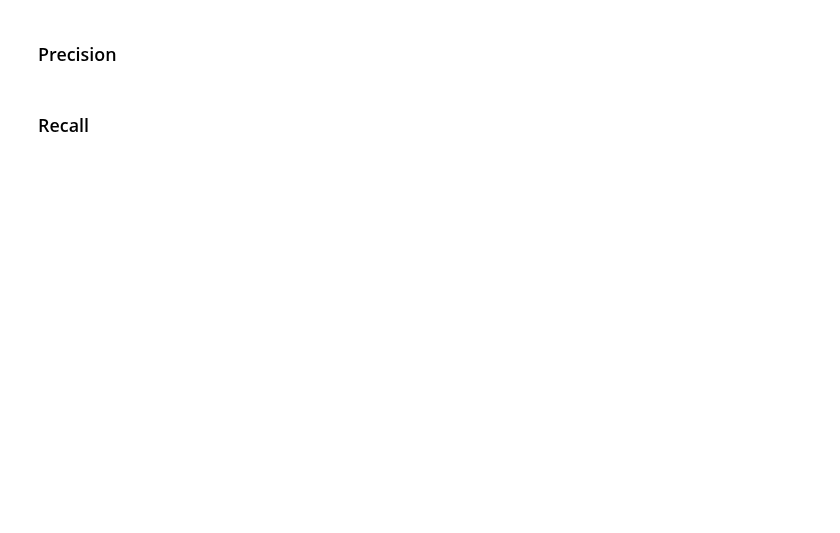
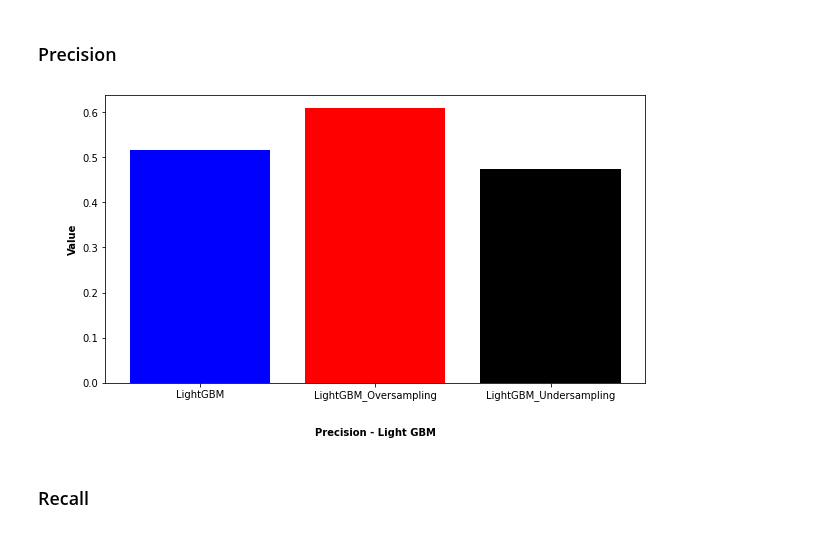
Before and after one commit to 2dukes/PROJ_AC_2122, a Jupyter notebook: applyModel.ipynb, the cells around one changed output. Drawn from its saved outputs; the diff is of its cells as text; code cells hidden in the pictures; blank space fills up the shorter version.

```diff
--- a/applyModel.ipynb
+++ b/applyModel.ipynb
@@ -675,15 +727,17 @@ plt.show()
 # %%
 algorithms = ("LightGBM", "LightGBM_Oversampling", "LightGBM_Undersampling")
 
-selectedMetric = "Precision"
+selectedMetric = "precision"
 values = [metrics[alg][selectedMetric] for alg in algorithms]
 
 fig = plt.figure()
 ax = fig.add_axes([0,0,1.25,1])
 ax.bar(algorithms, values, color=['blue', 'red', 'black'])
 plt.xlabel("\n\nPrecision - Light GBM", fontdict={"weight": "bold"})
 plt.ylabel("\n\nValue", fontdict={"weight": "bold"})
 plt.show()
+# %% [output]
+[figure, added]
 # %% [markdown]
 ### Recall
 # %%
```
Also changed, not shown: parts of 44 cells of this notebook, 13 other files.
